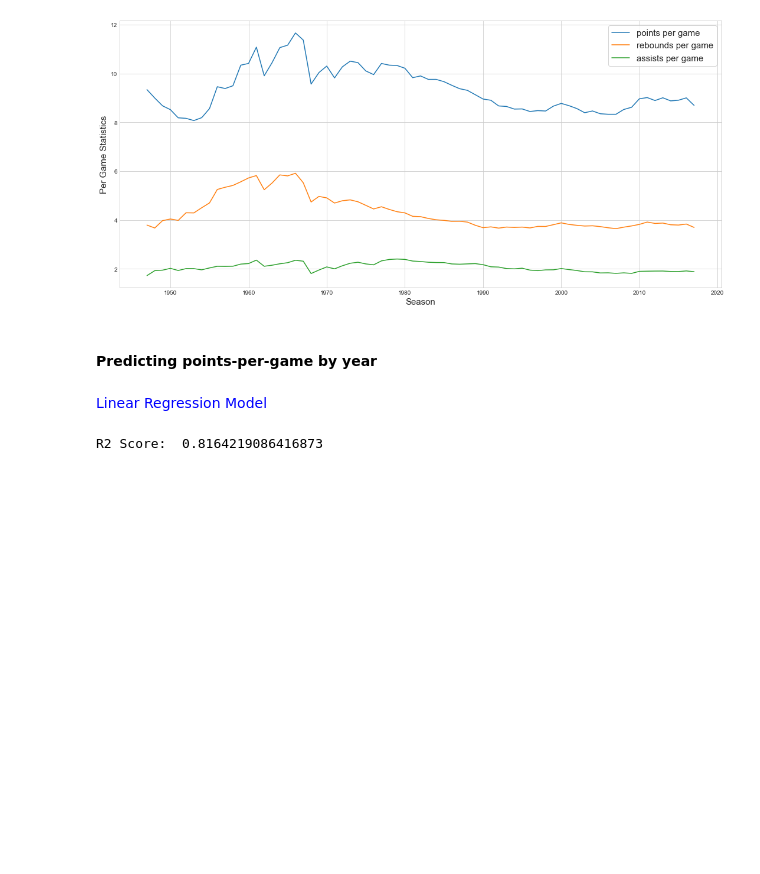
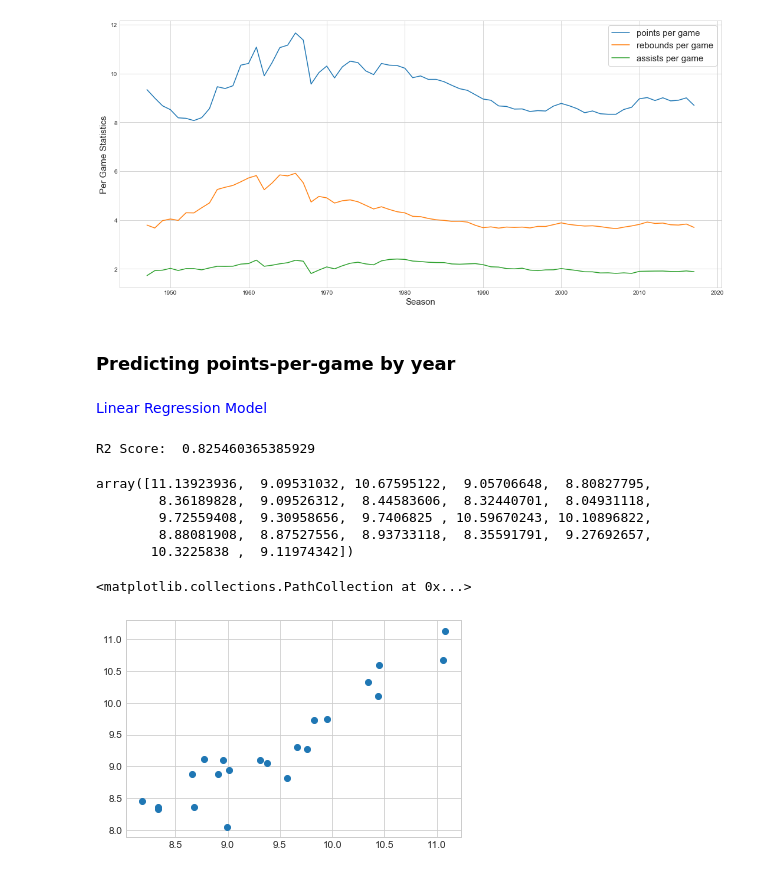
Before and after one commit to ymericson/NBA-player-info, a Jupyter notebook: NBA players stats.ipynb, the cells around one changed output. Drawn from its saved outputs; the diff is of its cells as text; code cells hidden in the pictures; blank space fills up the shorter version.

```diff
--- a/NBA players stats.ipynb
+++ b/NBA players stats.ipynb
@@ -552,5 +549,5 @@ plt.savefig('all-graphs/yoy_ppg_trb_ast.png')
 # %% [output]
 [figure]
 # %% [markdown]
-#### Predicting points-per-game by year
+### Predicting points-per-game by year
 # %%
@@ -562,8 +558,22 @@ X_train, X_test, y_train, y_test = train_test_split(X, y, test_size=0.3)
 <font color='blue'>Linear Regression Model</font>
 # %%
 lm = LinearRegression()
-lm.fit(X_train, y_train)
+lm = lm.fit(X_train, y_train)
+predictions = lm.predict(X_test)
 
 print("R2 Score: ", lm.score(X_test, y_test))
 # %% [output]
-R2 Score:  0.8164219086416873
+R2 Score:  0.825460365385929
+# %%
+predictions
+# %% [output]
+array([11.13923936,  9.09531032, 10.67595122,  9.05706648,  8.80827795,
+        8.36189828,  9.09526312,  8.44583606,  8.32440701,  8.04931118,
+        9.72559408,  9.30958656,  9.7406825 , 10.59670243, 10.10896822,
+        8.88081908,  8.87527556,  8.93733118,  8.35591791,  9.27692657,
+       10.3225838 ,  9.11974342])
+# %%
+plt.scatter(y_test, predictions) ## y_test contains the contain ppg averages year-by-year
+# %% [output]
+<matplotlib.collections.PathCollection at 0x...>
+[figure, added]
```
Also changed, not shown: parts of 18 cells of this notebook, 6 other files.
